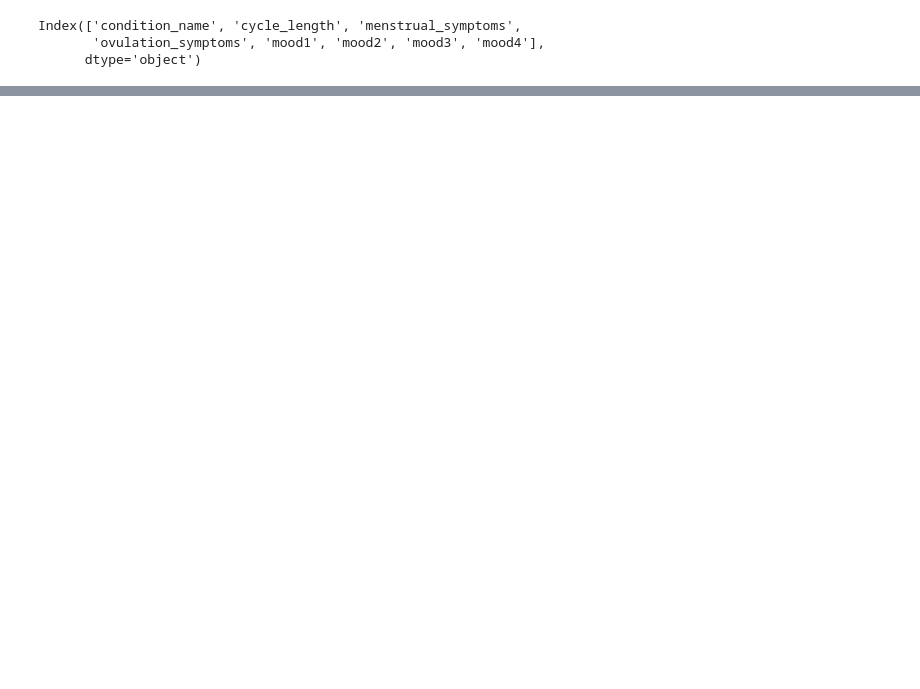
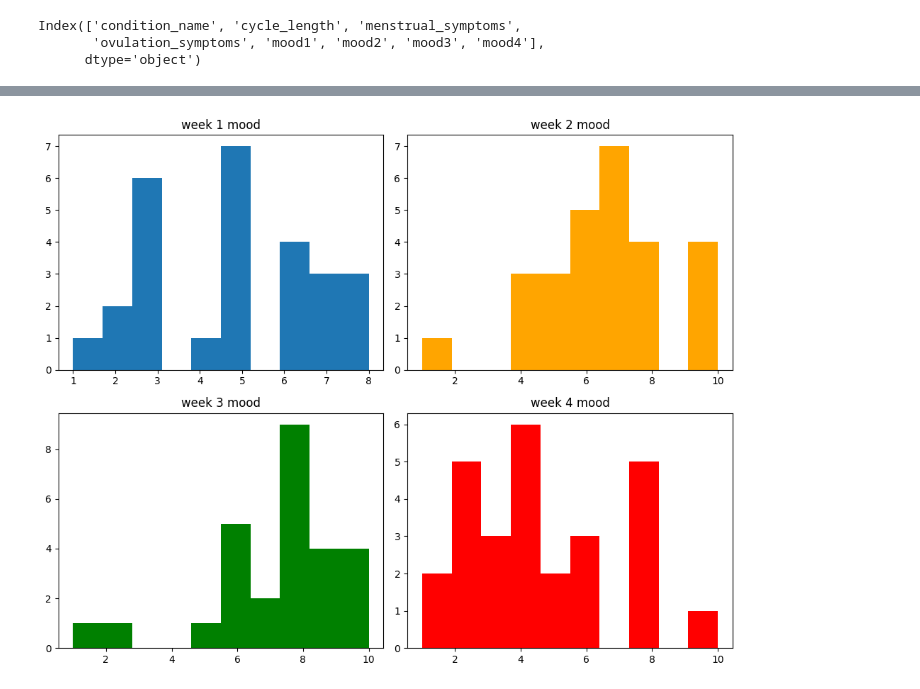
Before and after one commit to musombaangel/menstrual-wellness-project, a Jupyter notebook: notebooks/preprocessing.ipynb, the cells around one changed output, grey strips where cells are left out. Drawn from its saved outputs; the diff is of its cells as text; code cells hidden in the pictures; blank space fills up the shorter version.

```diff
--- a/notebooks/preprocessing.ipynb
+++ b/notebooks/preprocessing.ipynb
@@ -88,0 +95,22 @@ Error:
+# %%
+#plotting mood in the 4 phases
+#grid
+fig, axes = plt.subplots(2, 2, figsize=(10, 8))
+
+#histograms
+axes[0, 0].hist(raw_df['mood1'], bins=10)
+axes[0, 0].set_title('week 1 mood')
+
+axes[0, 1].hist(raw_df['mood2'], bins=10, color='orange')
+axes[0, 1].set_title('week 2 mood')
+
+axes[1, 0].hist(raw_df['mood3'], bins=10, color='green')
+axes[1, 0].set_title('week 3 mood')
+
+axes[1, 1].hist(raw_df['mood4'], bins=10, color='red')
+axes[1, 1].set_title('week 4 mood')
+
+plt.tight_layout()
+plt.show()
+# %% [output]
+[figure, added]
```
Also changed, not shown: parts of 8 cells of this notebook.
